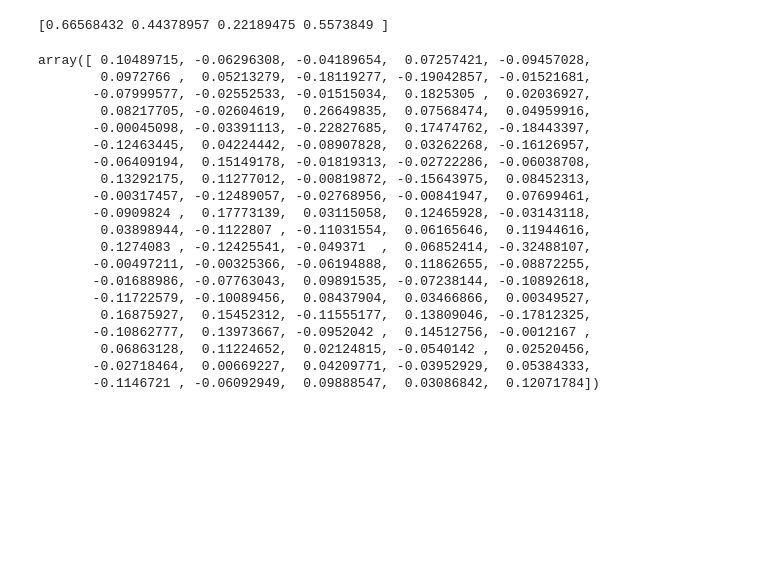
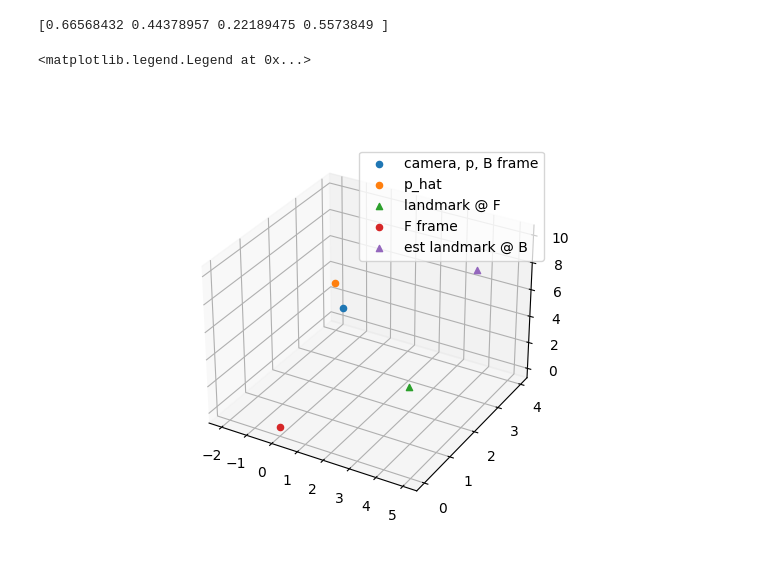
Before and after one commit to Annika-wyt/annika, a Jupyter notebook: test.ipynb, the cells around one changed output. Saved outputs shown, nothing was run; the diff lists cells and outputs as text; code cells hidden in the pictures; blank space fills up the shorter version.

```diff
--- a/test.ipynb
+++ b/test.ipynb
@@ -33,25 +33,46 @@ print(rot.as_quat())
 # %%
 import numpy as np
 b_v = np.random.normal(0, 0.1, 100)
-b_v
-# %% [output]
-array([ 0.10489715, -0.06296308, -0.04189654,  0.07257421, -0.09457028,
-        0.0972766 ,  0.05213279, -0.18119277, -0.19042857, -0.01521681,
-       -0.07999577, -0.02552533, -0.01515034,  0.1825305 ,  0.02036927,
-        0.08217705, -0.02604619,  0.26649835,  0.07568474,  0.04959916,
-       -0.00045098, -0.03391113, -0.22827685,  0.17474762, -0.18443397,
-       -0.12463445,  0.04224442, -0.08907828,  0.03262268, -0.16126957,
-       -0.06409194,  0.15149178, -0.01819313, -0.02722286, -0.06038708,
-        0.13292175,  0.11277012, -0.00819872, -0.15643975,  0.08452313,
-       -0.00317457, -0.12489057, -0.02768956, -0.00841947,  0.07699461,
-       -0.0909824 ,  0.17773139,  0.03115058,  0.12465928, -0.03143118,
-        0.03898944, -0.1122807 , -0.11031554,  0.06165646,  0.11944616,
-        0.1274083 , -0.12425541, -0.049371  ,  0.06852414, -0.32488107,
-       -0.00497211, -0.00325366, -0.06194888,  0.11862655, -0.08872255,
-       -0.01688986, -0.07763043,  0.09891535, -0.07238144, -0.10892618,
-       -0.11722579, -0.10089456,  0.08437904,  0.03466866,  0.00349527,
-        0.16875927,  0.15452312, -0.11555177,  0.13809046, -0.17812325,
-       -0.10862777,  0.13973667, -0.0952042 ,  0.14512756, -0.0012167 ,
-        0.06863128,  0.11224652,  0.02124815, -0.0540142 ,  0.02520456,
-       -0.02718464,  0.00669227,  0.04209771, -0.03952929,  0.05384333,
-       -0.1146721 , -0.06092949,  0.09888547,  0.03086842,  0.12071784])
+# %%
+import numpy as np
+lm = np.transpose(np.array([[2.5, 2.5, 0]]))
+p = np.transpose(np.array([[2.5,0,10]]))
+p_hat = np.transpose(np.array([[-2, 4, 3]]))
+R = np.eye(3)
+R_hat = np.array([[1, 0, 0], [0, 0, -1], [0, 1, 0]])
+d = np.matmul(np.transpose(R), (p-lm)/np.linalg.norm(p-lm))
+Pi = np.eye(3) - np.matmul(d, np.transpose(d))
+origin = np.transpose(np.array([[0, 0, 0]]))
+# %%
+import matplotlib.pyplot as plt
+%matplotlib widget
+fig = plt.figure()
+ax = fig.add_subplot(projection='3d')
+ax.scatter(*p, marker="o", label='camera, p, B frame')
+x_axis_rotated = R @ np.array([1, 0, 0])
+y_axis_rotated = R @ np.array([0, 1, 0])
+z_axis_rotated = R @ np.array([0, 0, 1])
+
+# ax.quiver(*p, *x_axis_rotated, length=0.1, color='r', arrow_length_ratio=0.1, label='X-axis (rotated)')
+# ax.quiver(*p, *y_axis_rotated, length=0.1, color='g', arrow_length_ratio=0.1, label='Y-axis (rotated)')
+# ax.quiver(*p, *z_axis_rotated, length=0.1, color='b', arrow_length_ratio=0.1, label='Z-axis (rotated)')
+
+ax.scatter(*p_hat, marker="o", label='p_hat')
+ax.scatter(*lm, marker='^', label='landmark @ F')
+ax.scatter(*origin, marker="o", label='F frame')
+est_lm = (np.transpose([np.matmul(np.transpose(R), lm)]) + p)[0]
+ax.scatter(*est_lm, marker='^', label='est landmark @ B')
+# ax.quiver(*p, *(np.transpose([np.matmul(np.transpose(R_hat), lm)]) + p)[0], length=20, label='est landmark @ B')
+# ax.scatter(*(np.transpose([np.matmul(np.transpose(R_hat), p_hat)]) + p)[0], marker="o", label='p_bar_hat')
+
+# ax.quiver(*lm, *d, length=np.linalg.norm(d)*10, color='r', arrow_length_ratio=0.1)
+# projected_vector = Pi @ (np.matmul(np.transpose(R_hat), p_hat) - np.matmul(np.transpose(R_hat), lm))
+# projected_vector = np.matmul(Pi , np.matmul(np.transpose(R_hat), lm))
+# projected_vector2 = np.matmul(Pi , np.matmul(np.transpose(R_hat), p_hat))
+# ax.quiver(*lm, *projected_vector, length=np.linalg.norm(projected_vector)/8, color='b', arrow_length_ratio=0.1, label='Projected Vector')
+# ax.quiver(*p, *projected_vector2, length=np.linalg.norm(projected_vector2), arrow_length_ratio=0.1, label='Projected Vector2')
+# ax.quiver(*lm, *d, length=10, color='r', arrow_length_ratio=0.1)
+ax.legend()
+# %% [output]
+<matplotlib.legend.Legend at 0x...>
+[figure, added]
```
Also changed, not shown: 3 other files.
